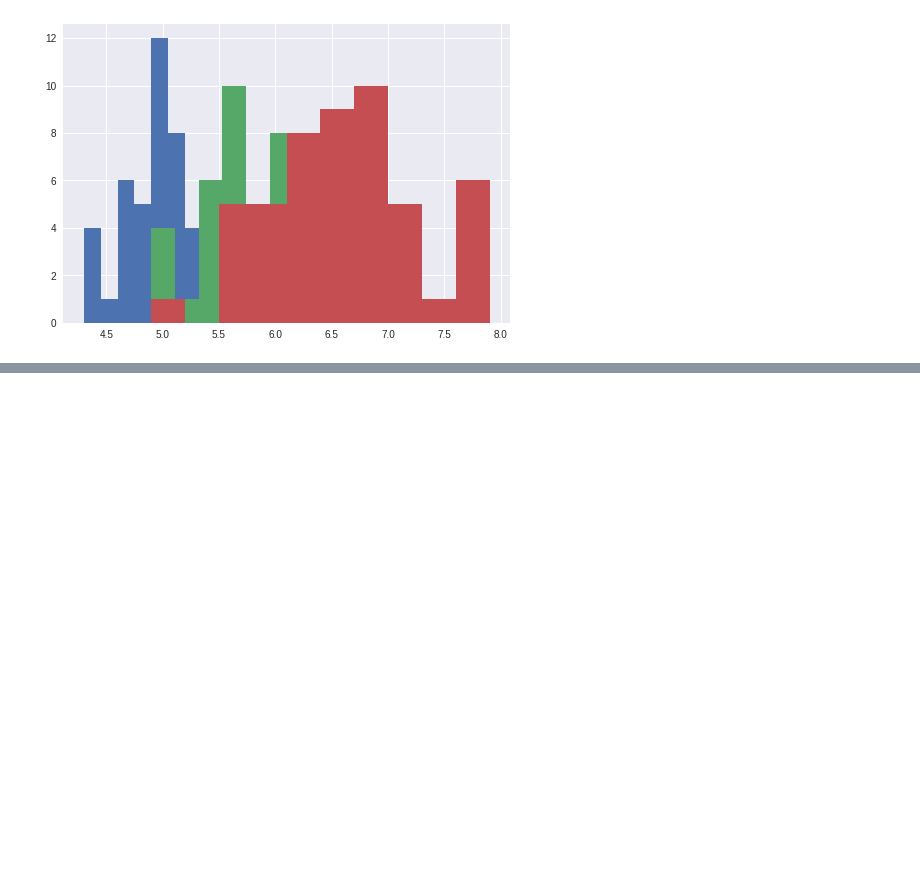
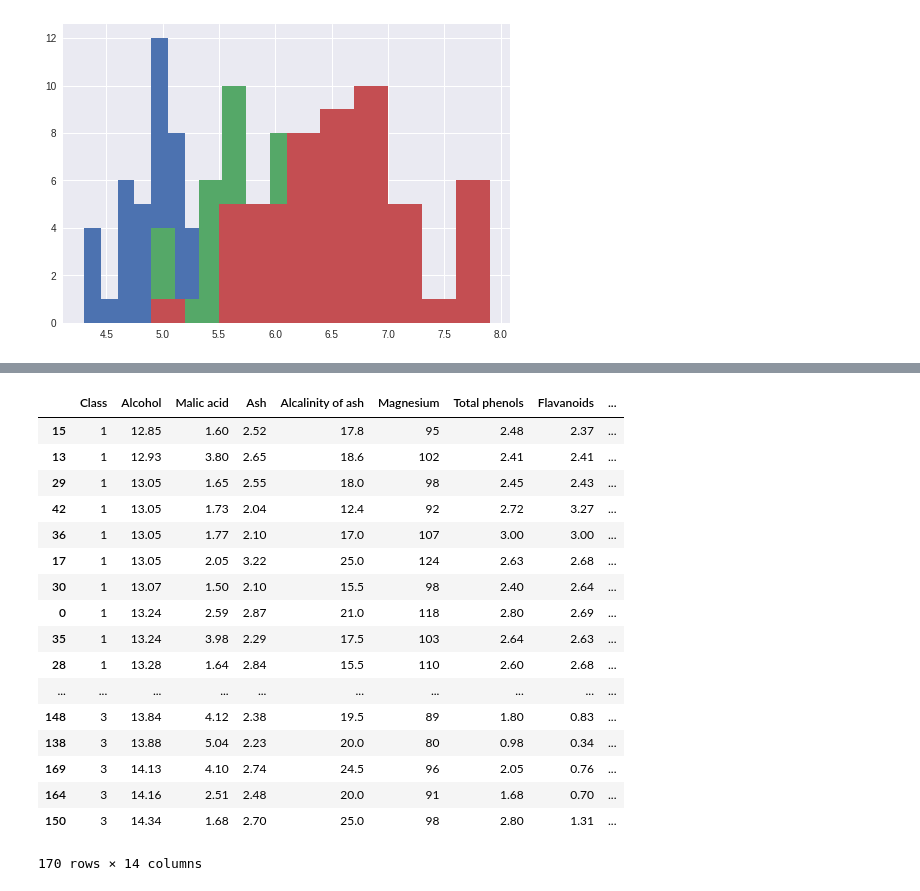
Before and after one commit to ayan59dutta/Assignment-3, a Jupyter notebook: ayan59dutta.ipynb, the cells around one changed output, grey strips where cells are left out. Cells and saved outputs as stored; diff of their text form; code cells hidden in the pictures; blank space fills up the shorter version.

```diff
--- a/ayan59dutta.ipynb
+++ b/ayan59dutta.ipynb
@@ -501,0 +597,4 @@ plt.hist(virginica['sepal_length'])
+# %%
+# Better way, suggested by documentation
+wine_df.loc[:2, 'Alcohol'] = np.NaN
+wine_df.head()
@@ -501,0 +610,3 @@ plt.hist(virginica['sepal_length'])
+# %%
+random = np.random.randint(0, 11, 10)
+random
@@ -501,0 +617,3 @@ plt.hist(virginica['sepal_length'])
+# %%
+wine_df.loc[random, 'Alcohol'] = np.NaN
+wine_df.head(15)
@@ -501,0 +661,3 @@ plt.hist(virginica['sepal_length'])
+# %%
+wine_df.dropna(inplace=True)
+wine_df.head(15)
@@ -501,0 +695,23 @@ plt.hist(virginica['sepal_length'])
+# %%
+# Whole DataFrame sorted in ascending order by all columns
+wine_df = wine_df.sort_values(by=wine_df.columns.tolist())
+wine_df
+# %% [output]
+|  | Class | Alcohol | Malic acid | Ash | Alcalinity of ash | Magnesium | Total phenols | Flavanoids | ... |
+| 15 | 1 | 12.85 | 1.60 | 2.52 | 17.8 | 95 | 2.48 | 2.37 | ... |
+| 13 | 1 | 12.93 | 3.80 | 2.65 | 18.6 | 102 | 2.41 | 2.41 | ... |
+| 29 | 1 | 13.05 | 1.65 | 2.55 | 18.0 | 98 | 2.45 | 2.43 | ... |
+| 42 | 1 | 13.05 | 1.73 | 2.04 | 12.4 | 92 | 2.72 | 3.27 | ... |
+| 36 | 1 | 13.05 | 1.77 | 2.10 | 17.0 | 107 | 3.00 | 3.00 | ... |
+| 17 | 1 | 13.05 | 2.05 | 3.22 | 25.0 | 124 | 2.63 | 2.68 | ... |
+| 30 | 1 | 13.07 | 1.50 | 2.10 | 15.5 | 98 | 2.40 | 2.64 | ... |
+| 0 | 1 | 13.24 | 2.59 | 2.87 | 21.0 | 118 | 2.80 | 2.69 | ... |
+| 35 | 1 | 13.24 | 3.98 | 2.29 | 17.5 | 103 | 2.64 | 2.63 | ... |
+| 28 | 1 | 13.28 | 1.64 | 2.84 | 15.5 | 110 | 2.60 | 2.68 | ... |
+| ... | ... | ... | ... | ... | ... | ... | ... | ... | ... |
+| 148 | 3 | 13.84 | 4.12 | 2.38 | 19.5 | 89 | 1.80 | 0.83 | ... |
+| 138 | 3 | 13.88 | 5.04 | 2.23 | 20.0 | 80 | 0.98 | 0.34 | ... |
+| 169 | 3 | 14.13 | 4.10 | 2.74 | 24.5 | 96 | 2.05 | 0.76 | ... |
+| 164 | 3 | 14.16 | 2.51 | 2.48 | 20.0 | 91 | 1.68 | 0.70 | ... |
+| 150 | 3 | 14.34 | 1.68 | 2.70 | 25.0 | 98 | 2.80 | 1.31 | ... |
+170 rows × 14 columns
```
Also changed, not shown: parts of 29 cells of this notebook.
